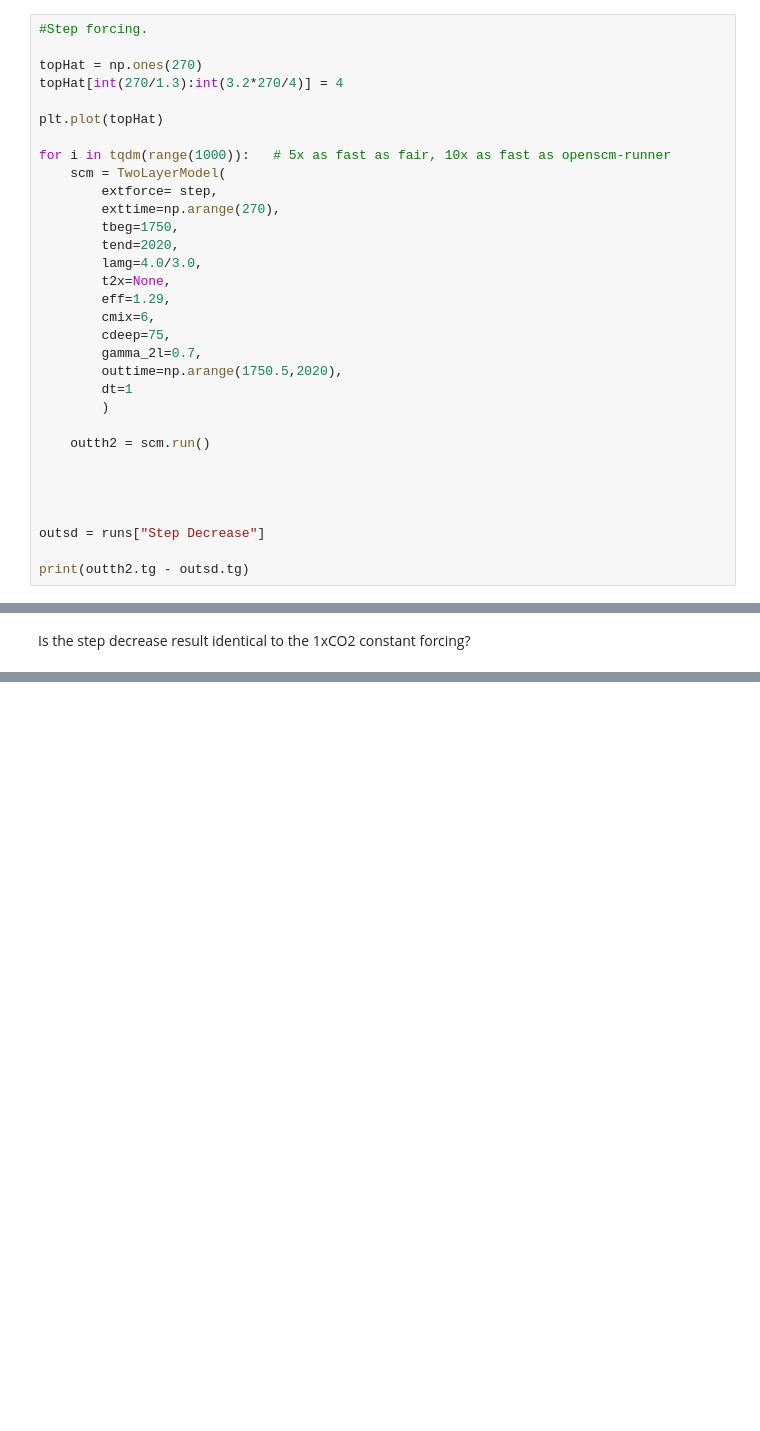
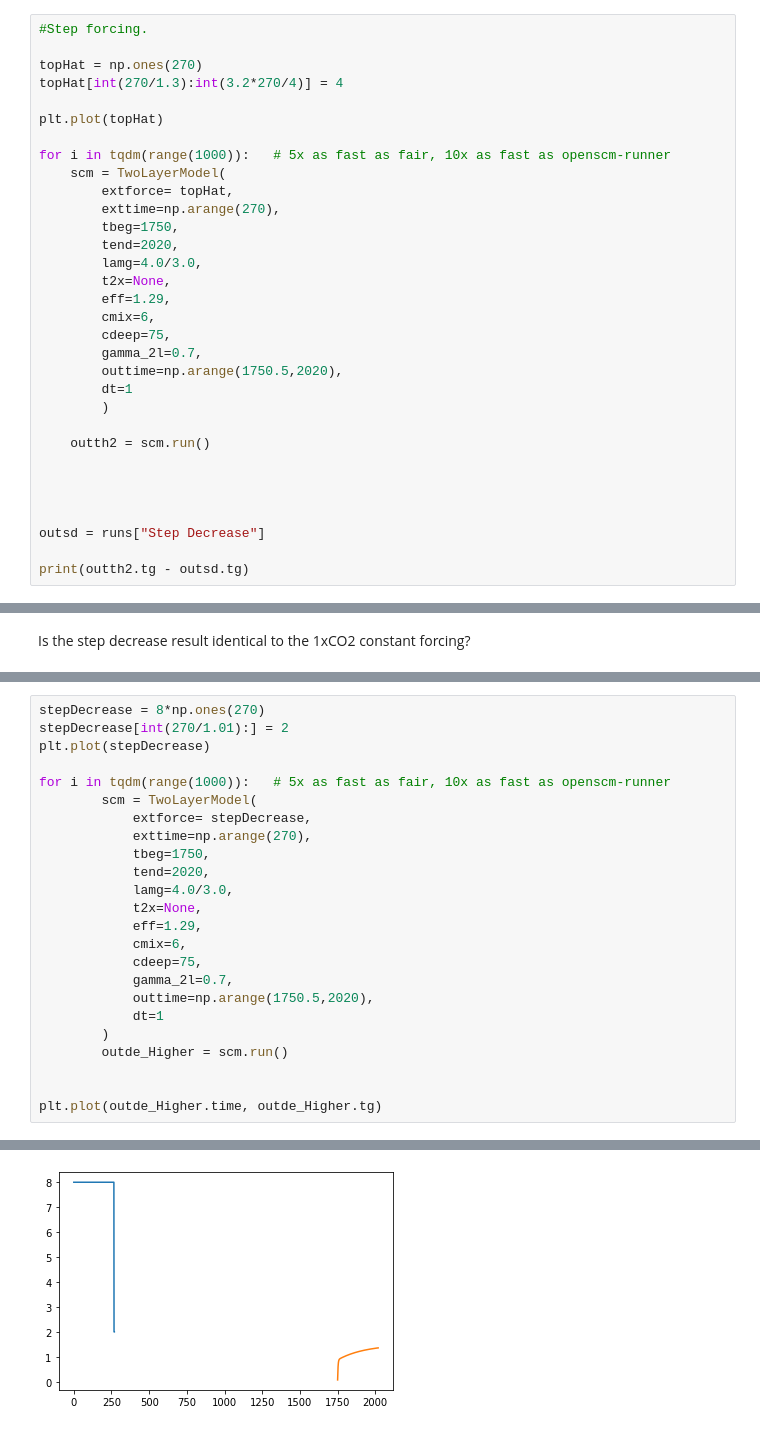
Before and after one commit to francesmcginley/ar6, a Jupyter notebook: Exploration/Forcing_and_reversibility.ipynb, the cells around one changed output, grey strips where cells are left out. Saved outputs shown, nothing was run; the diff lists cells and outputs as text; blank space fills up the shorter version.

```diff
--- a/Exploration/Forcing_and_reversibility.ipynb
+++ b/Exploration/Forcing_and_reversibility.ipynb
@@ -357,7 +371,7 @@ plt.plot(topHat)
 
 for i in tqdm(range(1000)):   # 5x as fast as fair, 10x as fast as openscm-runner
     scm = TwoLayerModel(
-        extforce= step,
+        extforce= topHat,
         exttime=np.arange(270),
         tbeg=1750,
         tend=2020,
@@ -404,0 +438,25 @@ print(outth2.tg - outsd.tg)
+# %%
+stepDecrease = 8*np.ones(270)
+stepDecrease[int(270/1.01):] = 2
+plt.plot(stepDecrease)
+
+for i in tqdm(range(1000)):   # 5x as fast as fair, 10x as fast as openscm-runner
+        scm = TwoLayerModel(
+            extforce= stepDecrease,
+            exttime=np.arange(270),
+            tbeg=1750,
+            tend=2020,
+            lamg=4.0/3.0,
+            t2x=None,
+            eff=1.29,
+            cmix=6,
+            cdeep=75,
+            gamma_2l=0.7,
+            outtime=np.arange(1750.5,2020),
+            dt=1
+        )
+        outde_Higher = scm.run()
+
+
+plt.plot(outde_Higher.time, outde_Higher.tg)
+# %% [output]
@@ -404,0 +464 @@ print(outth2.tg - outsd.tg)
+[figure, added]
```
Also changed, not shown: parts of 34 cells of this notebook, 2 other files.
